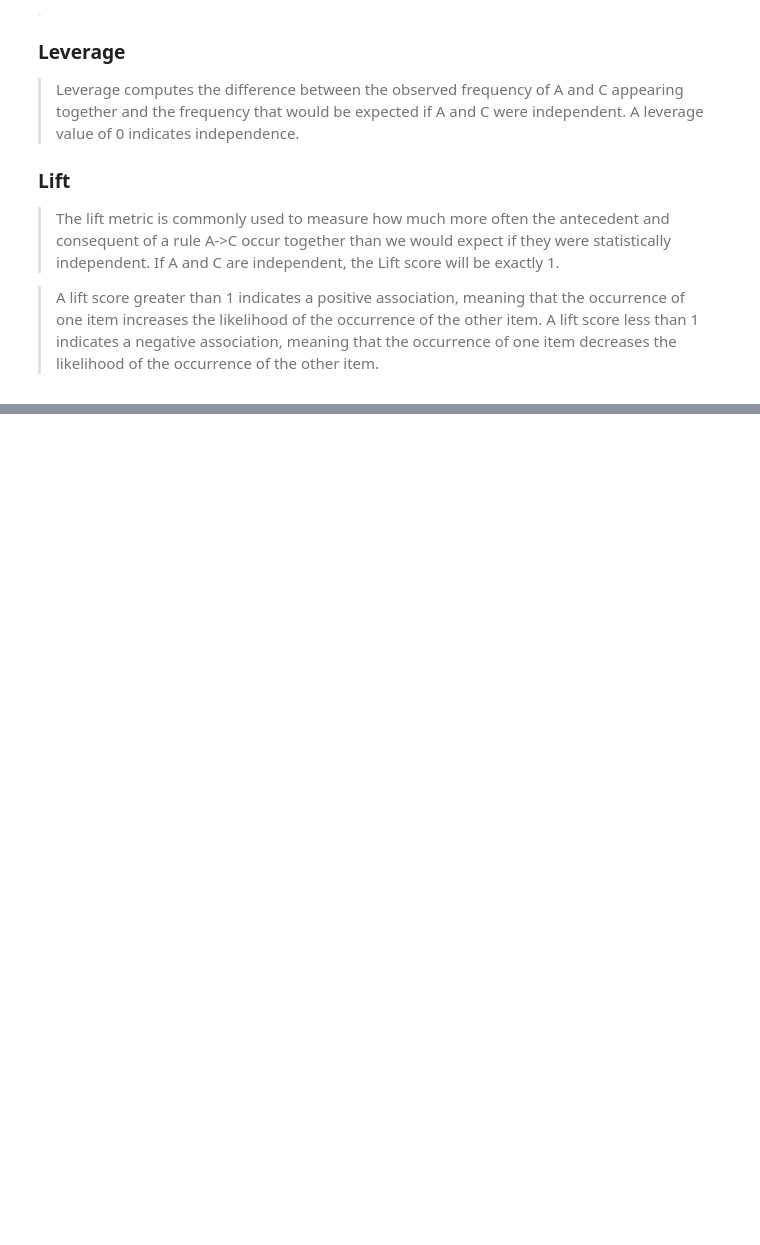
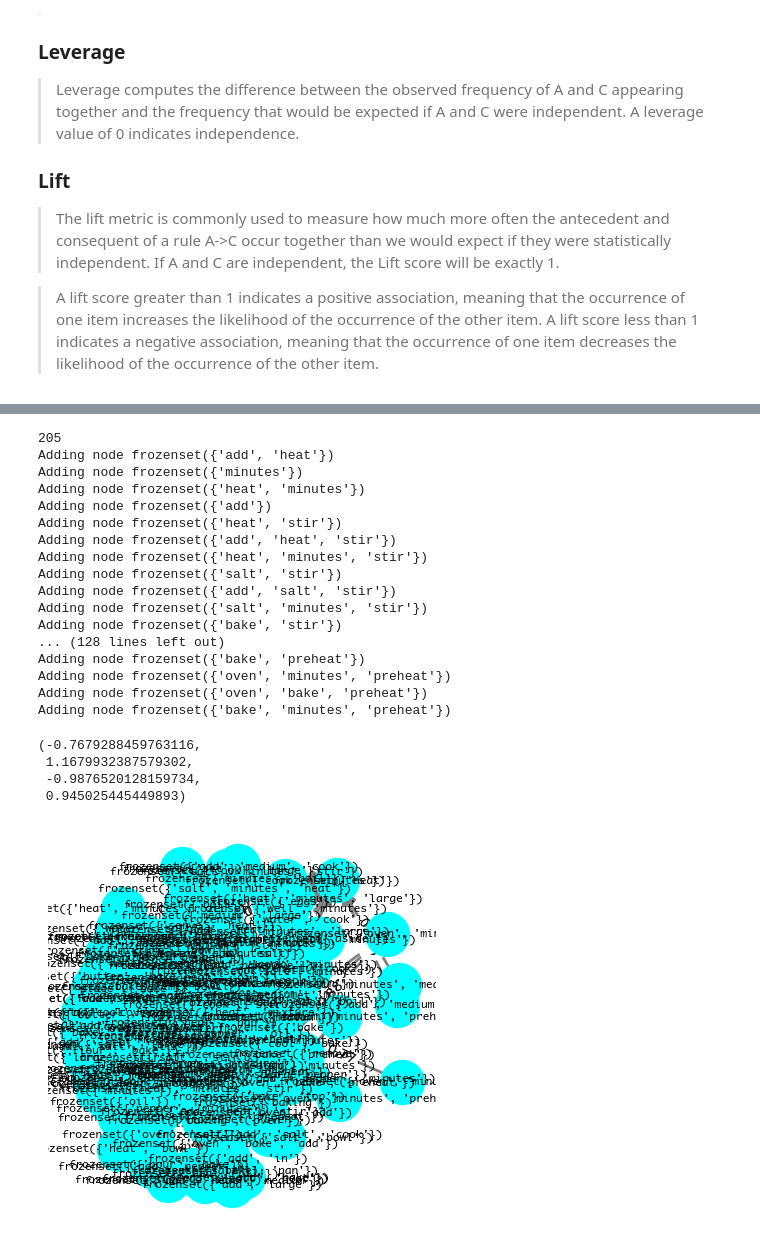
Before and after one commit to epfl-ml4ed/gelex, a Jupyter notebook: data_explore.ipynb, the cells around one changed output, grey strips where cells are left out. Saved outputs shown, nothing was run; the diff lists cells and outputs as text; code cells hidden in the pictures; blank space fills up the shorter version.

```diff
--- a/data_explore.ipynb
+++ b/data_explore.ipynb
@@ -280,0 +332,50 @@ fig.savefig("3.png", bbox_inches='tight',pad_inches=0)
+# %%
+filtered_rules = rules[rules.confidence >= 0.75]
+print(len(filtered_rules))
+# Clear previous graph
+G.clear()
+G = nx.DiGraph()
+for i in range(len(filtered_rules)):
+    # if node does not exist then add it
+    if not G.has_node(filtered_rules.iloc[i]['antecedents']):
+        print(f'Adding node {filtered_rules.iloc[i]["antecedents"]}')
+        G.add_node(filtered_rules.iloc[i]['antecedents'])
+    if not G.has_node(filtered_rules.iloc[i]['consequents']):
+        print(f'Adding node {filtered_rules.iloc[i]["consequents"]}')
+        G.add_node(filtered_rules.iloc[i]['consequents'])
+    # add edge with an arrow from antecedents to consequents
+    G.add_edge(filtered_rules.iloc[i]['antecedents'], filtered_rules.iloc[i]['consequents'], weight=filtered_rules.iloc[i]['confidence'])
+
+# make the graph bigger
+plt.figure(figsize=(5, 5))
+# Draw the network graph
+pos = nx.spring_layout(G, k=0.5)
+nx.draw_networkx_nodes(G, pos, node_size=1000, node_color="cyan")
+nx.draw_networkx_edges(G, pos, width=2, edge_color="gray", arrowsize=20)
+nx.draw_networkx_labels(G, pos, font_size=8, font_family="Monaco")
+nx.draw_networkx_edge_labels(G, pos, edge_labels={(u, v): f"{w:.2f}" for u, v, w in G.edges(data="weight")})
+plt.axis("off")
+#plt.show()
+# %% [output]
+205
+Adding node frozenset({'add', 'heat'})
+Adding node frozenset({'minutes'})
+Adding node frozenset({'heat', 'minutes'})
+Adding node frozenset({'add'})
+Adding node frozenset({'heat', 'stir'})
+Adding node frozenset({'add', 'heat', 'stir'})
+Adding node frozenset({'heat', 'minutes', 'stir'})
+Adding node frozenset({'salt', 'stir'})
+Adding node frozenset({'add', 'salt', 'stir'})
+Adding node frozenset({'salt', 'minutes', 'stir'})
+Adding node frozenset({'bake', 'stir'})
+... (128 lines left out)
+Adding node frozenset({'bake', 'preheat'})
+Adding node frozenset({'oven', 'minutes', 'preheat'})
+Adding node frozenset({'oven', 'bake', 'preheat'})
+Adding node frozenset({'bake', 'minutes', 'preheat'})
+(-0.7679288459763116,
+ 1.1679932387579302,
+ -0.9876520128159734,
+ 0.945025445449893)
+[figure, added]
```
Also changed, not shown: parts of 19 cells of this notebook, 7 other files.
